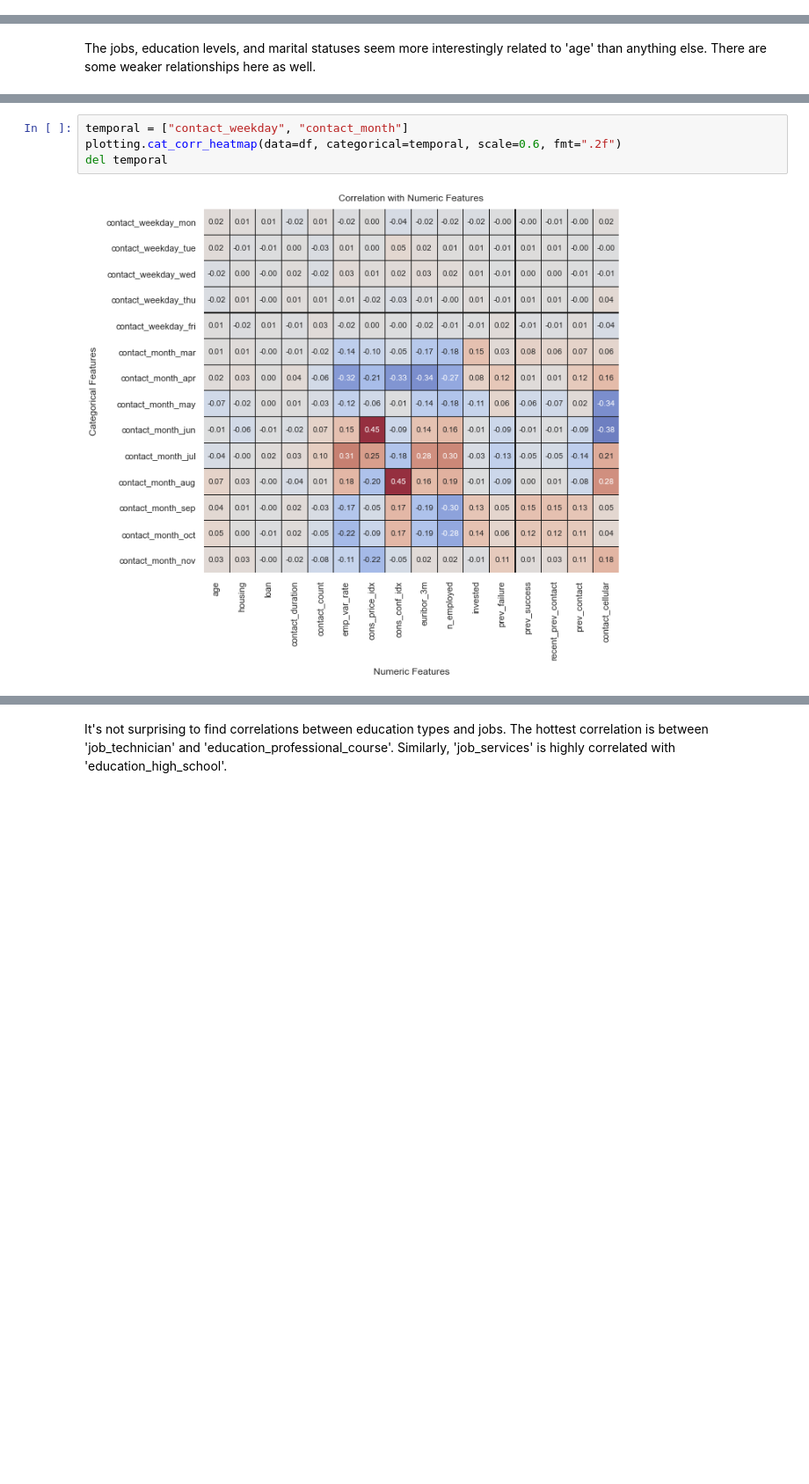
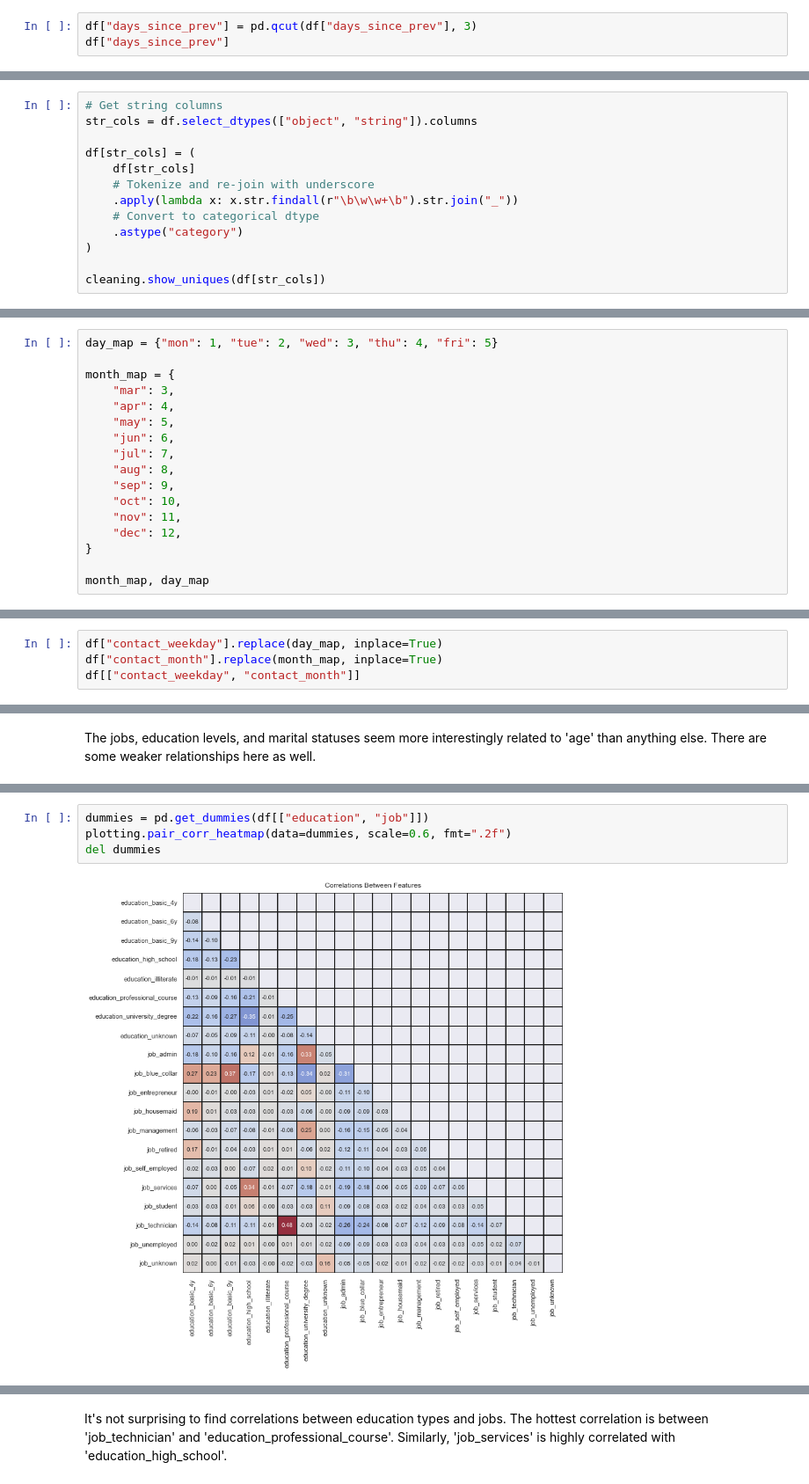
Before and after one commit to ndgigliotti/dsc-phase-3-project, a Jupyter notebook: main_notebook.ipynb, the cells around one changed output, grey strips where cells are left out. Shown at 88% size. Saved outputs shown, nothing was run; the diff lists cells and outputs as text; blank space fills up the shorter version.

```diff
--- a/main_notebook.ipynb
+++ b/main_notebook.ipynb
@@ -561,0 +396,3 @@ del corr_df
+# %%
+df["days_since_prev"] = pd.qcut(df["days_since_prev"], 3)
+df["days_since_prev"]
@@ -561,0 +446,13 @@ del corr_df
+# %%
+# Get string columns
+str_cols = df.select_dtypes(["object", "string"]).columns
+
+df[str_cols] = (
+    df[str_cols]
+    # Tokenize and re-join with underscore
+    .apply(lambda x: x.str.findall(r"\b\w\w+\b").str.join("_"))
+    # Convert to categorical dtype
+    .astype("category")
+)
+
+cleaning.show_uniques(df[str_cols])
@@ -561,0 +487,17 @@ del corr_df
+# %%
+day_map = {"mon": 1, "tue": 2, "wed": 3, "thu": 4, "fri": 5}
+
+month_map = {
+    "mar": 3,
+    "apr": 4,
+    "may": 5,
+    "jun": 6,
+    "jul": 7,
+    "aug": 8,
+    "sep": 9,
+    "oct": 10,
+    "nov": 11,
+    "dec": 12,
+}
+
+month_map, day_map
@@ -561,0 +517,4 @@ del corr_df
+# %%
+df["contact_weekday"].replace(day_map, inplace=True)
+df["contact_month"].replace(month_map, inplace=True)
+df[["contact_weekday", "contact_month"]]
@@ -582,9 +619,9 @@ Unsurprisingly there are relatively high correlations between months and economi
 # %%
-temporal = ["contact_weekday", "contact_month"]
-plotting.cat_corr_heatmap(data=df, categorical=temporal, scale=0.6, fmt=".2f")
-del temporal
+dummies = pd.get_dummies(df[["education", "job"]])
+plotting.pair_corr_heatmap(data=dummies, scale=0.6, fmt=".2f")
+del dummies
 # %% [output]
-[figure, old version]
+[figure, new version]
 [interactive output not drawn]
 # %% [markdown]
 It's not surprising to find correlations between education types and jobs. The hottest correlation is between 'job_technician' and 'education_professional_course'. Similarly, 'job_services' is highly correlated with 'education_high_school'.
```
Also changed, not shown: parts of 213 cells of this notebook, 25 other files.
